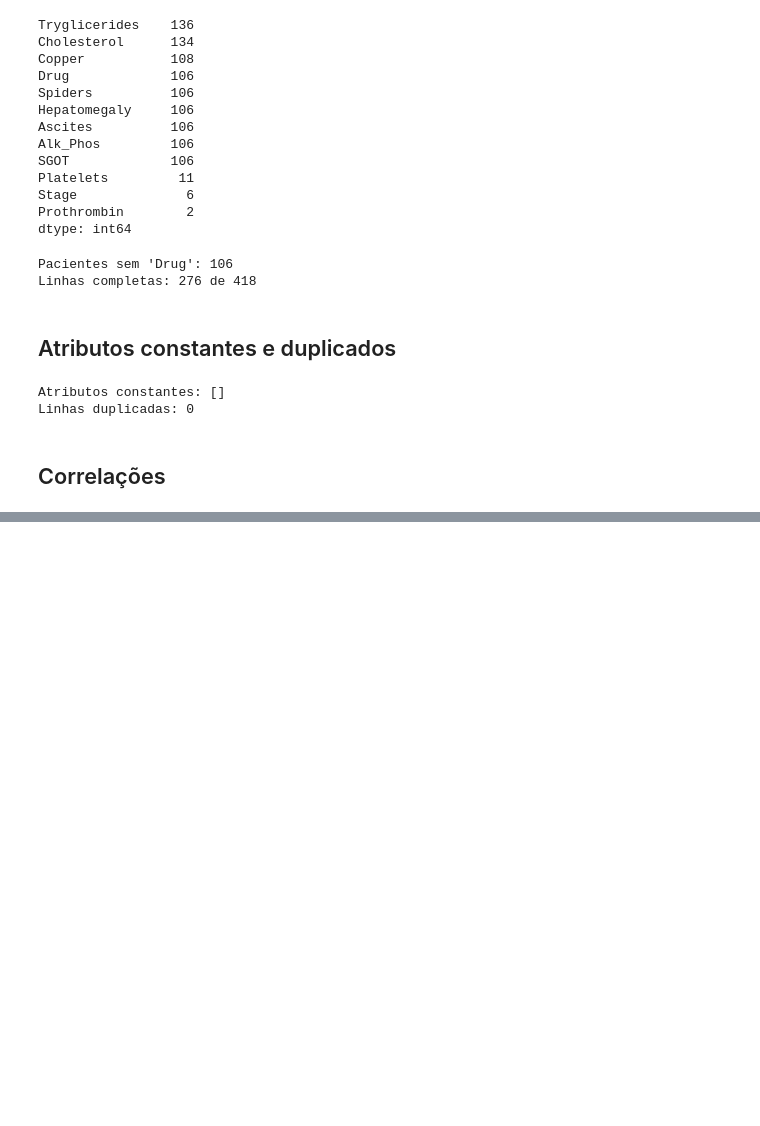
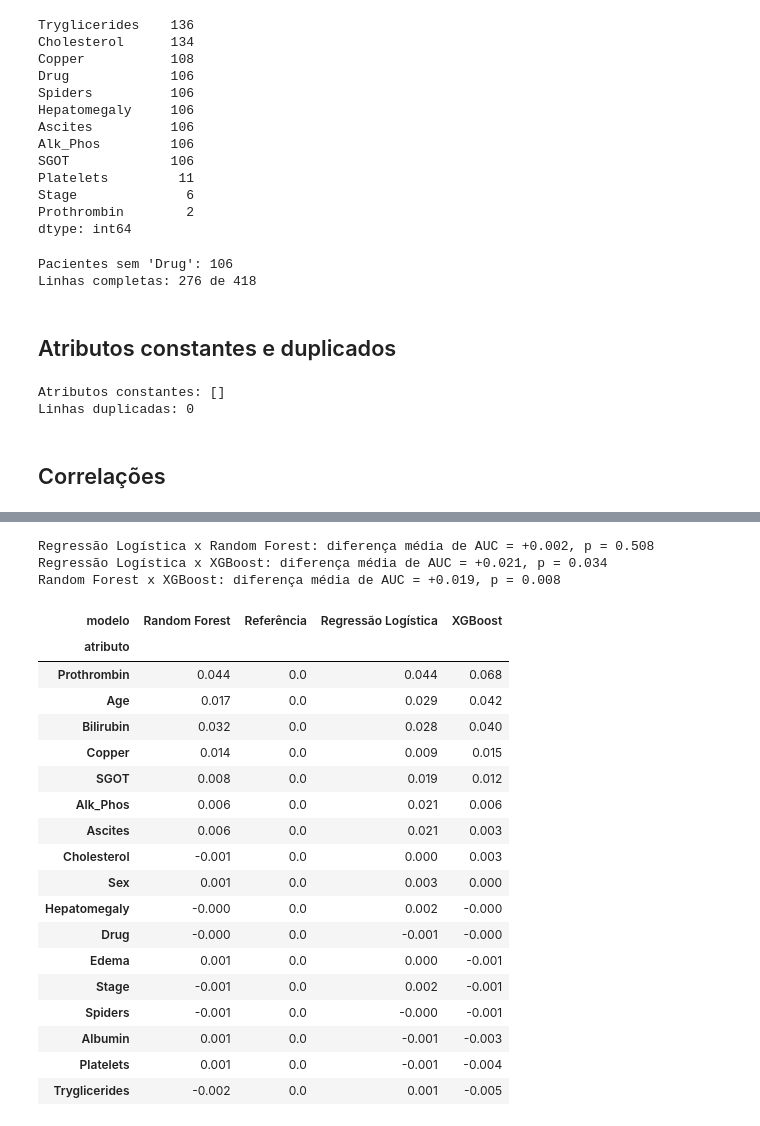
Before and after one commit to AraujoStreicher/pesquisa-academica-ufscar-2026, a Jupyter notebook: main.ipynb, the cells around one changed output, grey strips where cells are left out. Cells and saved outputs as stored; diff of their text form; code cells hidden in the pictures; blank space fills up the shorter version.

```diff
--- a/main.ipynb
+++ b/main.ipynb
@@ -170,0 +296,40 @@ plt.show()
+# %%
+# os modelos diferem de verdade?
+# Teste de Wilcoxon pareado sobre as AUCs das mesmas rodadas.
+from itertools import combinations
+from scipy.stats import wilcoxon
+
+auc = resultados.pivot(index="rodada", columns="modelo", values="AUC")
+for a, b in combinations(["Regressão Logística", "Random Forest", "XGBoost"], 2):
+    p = wilcoxon(auc[a], auc[b]).pvalue
+    print(f"{a} x {b}: diferença média de AUC = {(auc[a] - auc[b]).mean():+.3f}, p = {p:.3f}")
+# %% [output]
+Regressão Logística x Random Forest: diferença média de AUC = +0.002, p = 0.508
+Regressão Logística x XGBoost: diferença média de AUC = +0.021, p = 0.034
+Random Forest x XGBoost: diferença média de AUC = +0.019, p = 0.008
+# %%
+# tabela de importância
+# importância por permutação: quanto a AUC cai quando embaralhamos cada atributo
+imp_media = (importancias.groupby(["atributo", "modelo"])["importancia"].mean()
+             .unstack().sort_values("XGBoost", ascending=False))
+imp_media.round(3)
+# %% [output]
+| modelo | Random Forest | Referência | Regressão Logística | XGBoost |
+| atributo |  |  |  |  |
+| Prothrombin | 0.044 | 0.0 | 0.044 | 0.068 |
+| Age | 0.017 | 0.0 | 0.029 | 0.042 |
+| Bilirubin | 0.032 | 0.0 | 0.028 | 0.040 |
+| Copper | 0.014 | 0.0 | 0.009 | 0.015 |
+| SGOT | 0.008 | 0.0 | 0.019 | 0.012 |
+| Alk_Phos | 0.006 | 0.0 | 0.021 | 0.006 |
+| Ascites | 0.006 | 0.0 | 0.021 | 0.003 |
+| Cholesterol | -0.001 | 0.0 | 0.000 | 0.003 |
+| Sex | 0.001 | 0.0 | 0.003 | 0.000 |
+| Hepatomegaly | -0.000 | 0.0 | 0.002 | -0.000 |
+| Drug | -0.000 | 0.0 | -0.001 | -0.000 |
+| Edema | 0.001 | 0.0 | 0.000 | -0.001 |
+| Stage | -0.001 | 0.0 | 0.002 | -0.001 |
+| Spiders | -0.001 | 0.0 | -0.000 | -0.001 |
+| Albumin | 0.001 | 0.0 | -0.001 | -0.003 |
+| Platelets | 0.001 | 0.0 | -0.001 | -0.004 |
+| Tryglicerides | -0.002 | 0.0 | 0.001 | -0.005 |
```
Also changed, not shown: parts of 14 cells of this notebook.
